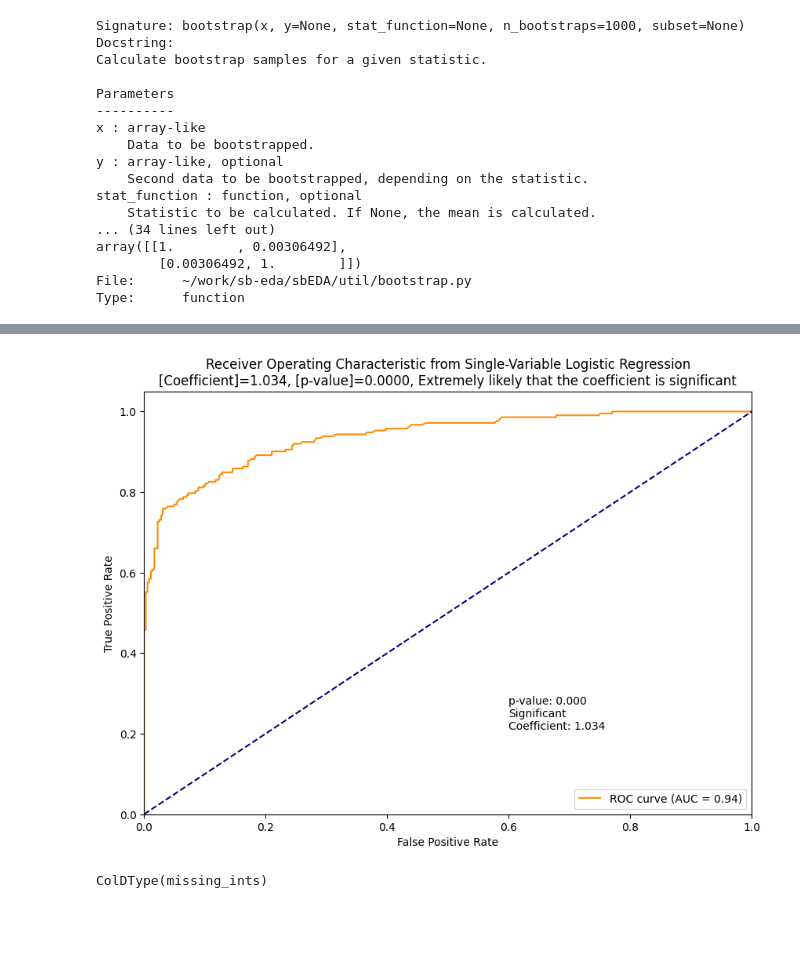
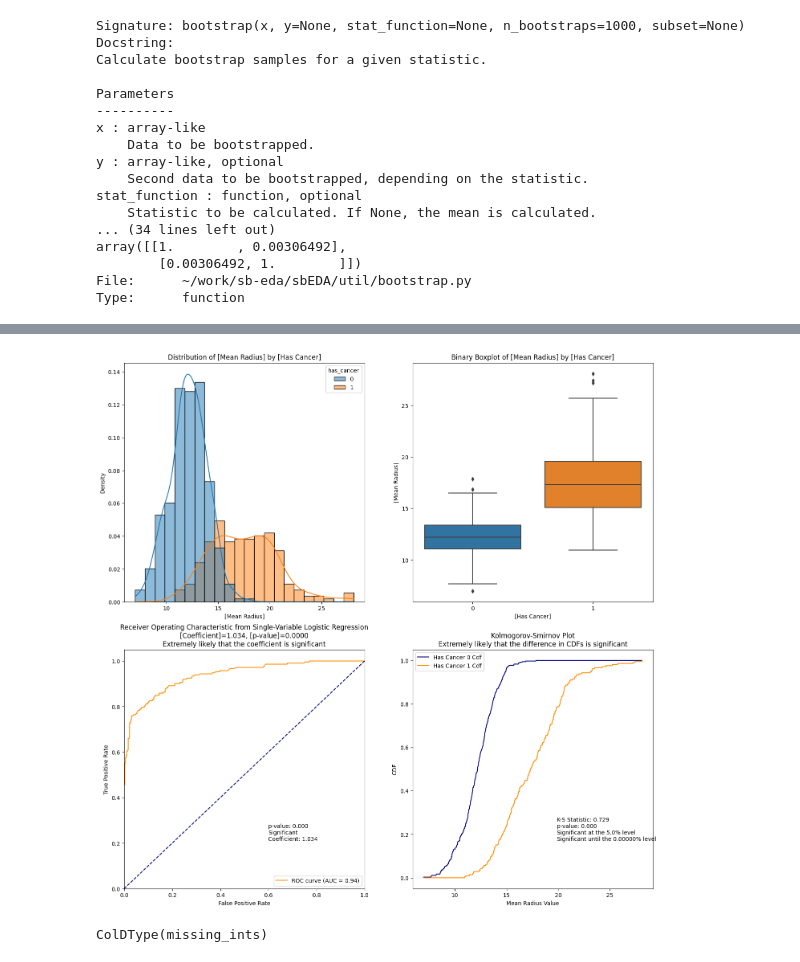
Before and after one commit to aaweaver-actuary/sb-eda, a Jupyter notebook: sbEDA/sbDtypes.ipynb, the cells around one changed output, grey strips where cells are left out. Cells and saved outputs as stored; diff of their text form; code cells hidden in the pictures; blank space fills up the shorter version.

Commit message:
done with charts for continuous feature/binary predictor

```diff
--- a/sbEDA/sbDtypes.ipynb
+++ b/sbEDA/sbDtypes.ipynb
@@ -247,9 +247,14 @@ bootstrap(x=cancer2['mean_radius'].values,
-# %%
-from Binary.plot import binary_boxplot, binary_distribution_plot, binary_roc_auc, plot_ks_statistic
-# binary_distribution_plot('mean_radius', 'has_cancer', cancer2);
-binary_roc_auc(cancer2['mean_radius'], cancer2['has_cancer']);
-# %% [output]
-[figure, removed]
+# %%
+import matplotlib.pyplot as plt
+from Binary.plot import binary_boxplot, binary_distribution_plot, binary_roc_auc, binary_ks_plot, binary_plots
+# binary_plots(cancer2, 'mean_radius', 'has_cancer')
+fig, ((ax1, ax2), (ax3, ax4)) = plt.subplots(2, 2, figsize=(17, 17))
+ax1 = binary_distribution_plot(cancer2['mean_radius'], cancer2['has_cancer'], ax=ax1)
+ax2 = binary_boxplot(cancer2['mean_radius'], cancer2['has_cancer'], ax=ax2)
+ax3 = binary_roc_auc(cancer2['mean_radius'], cancer2['has_cancer'], ax=ax3)
+ax4 = binary_ks_plot(cancer2['mean_radius'], cancer2['has_cancer'], ax=ax4)
+# %% [output]
+[figure, added]
 # %%
 col = ColDType(df.missing_ints)
 col
```
Also changed, not shown: parts of 7 cells of this notebook, 2 other files.
